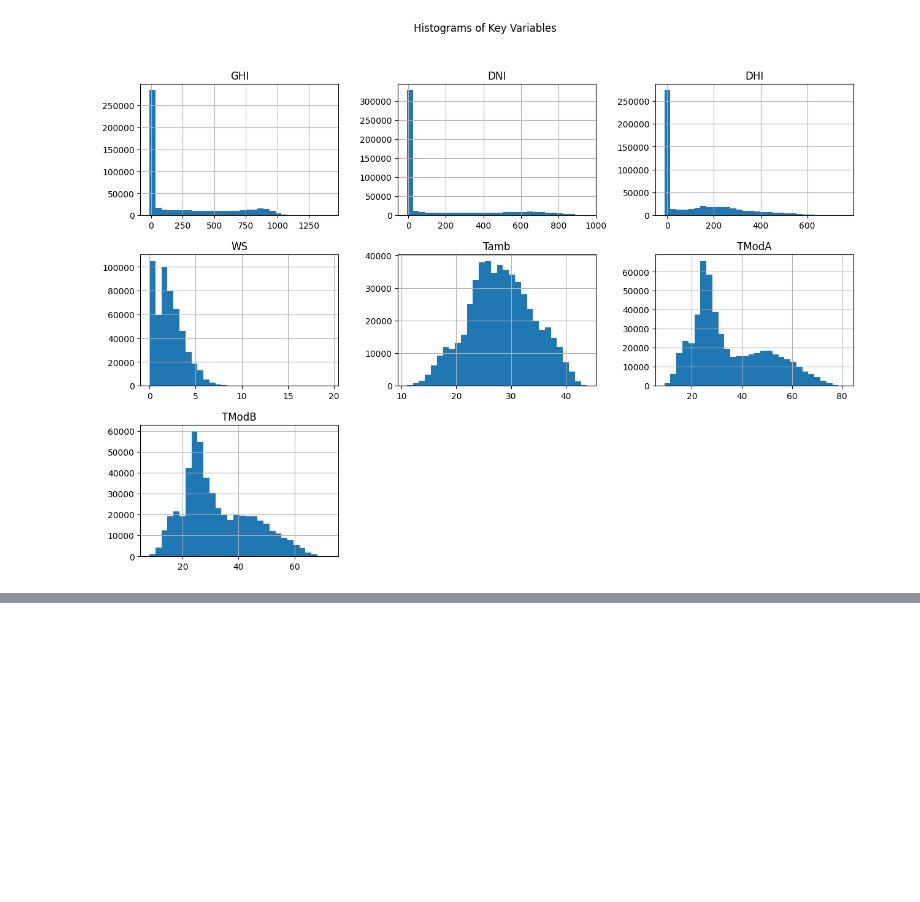
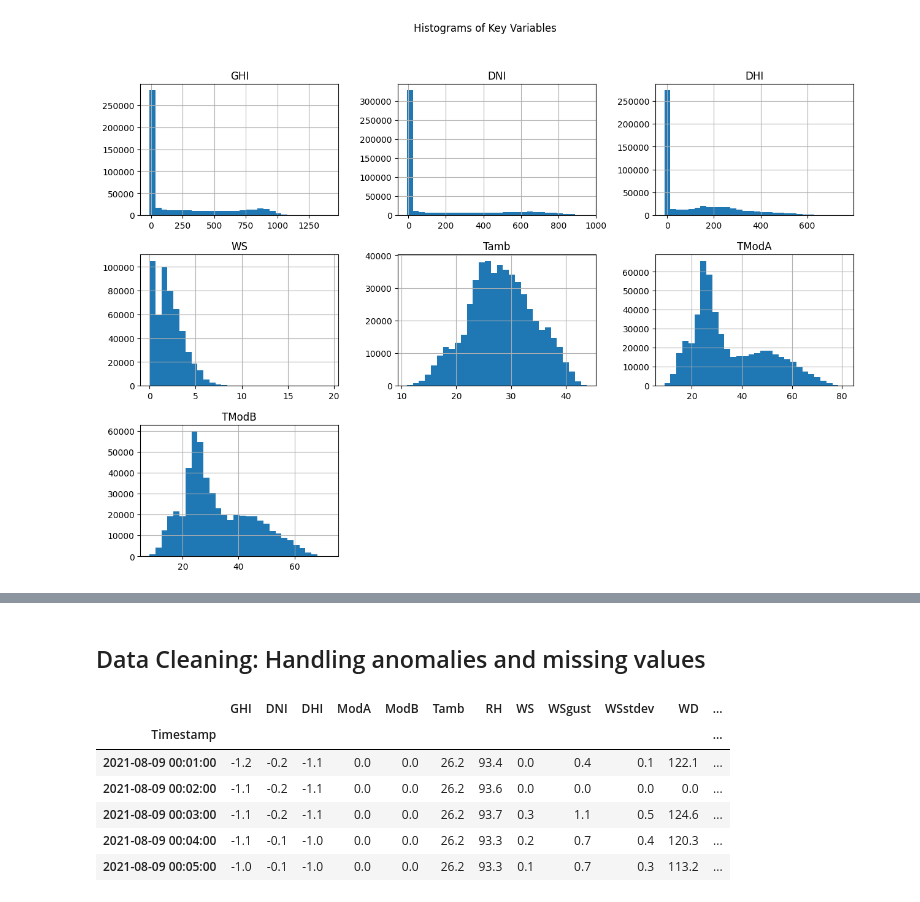
Before and after one commit to doffn/week_0_EDA, a Jupyter notebook: notebooks/week_0.ipynb, the cells around one changed output, grey strips where cells are left out. Drawn from its saved outputs; the diff is of its cells as text; code cells hidden in the pictures; blank space fills up the shorter version.

```diff
--- a/notebooks/week_0.ipynb
+++ b/notebooks/week_0.ipynb
@@ -321,0 +344,18 @@ plt.show()
+# %% [markdown]
+## Data Cleaning: Handling anomalies and missing values
+# %%
+# Fill missing values with mean or a suitable value
+data.fillna(data.mean(), inplace=True)
+
+# Drop columns with all null values like 'Comments'
+data.drop(columns=['Comments'], inplace=True)
+# %%
+data.head()
+# %% [output]
+|  | GHI | DNI | DHI | ModA | ModB | Tamb | RH | WS | WSgust | WSstdev | WD | ... |
+| Timestamp |  |  |  |  |  |  |  |  |  |  |  | ... |
+| 2021-08-09 00:01:00 | -1.2 | -0.2 | -1.1 | 0.0 | 0.0 | 26.2 | 93.4 | 0.0 | 0.4 | 0.1 | 122.1 | ... |
+| 2021-08-09 00:02:00 | -1.1 | -0.2 | -1.1 | 0.0 | 0.0 | 26.2 | 93.6 | 0.0 | 0.0 | 0.0 | 0.0 | ... |
+| 2021-08-09 00:03:00 | -1.1 | -0.2 | -1.1 | 0.0 | 0.0 | 26.2 | 93.7 | 0.3 | 1.1 | 0.5 | 124.6 | ... |
+| 2021-08-09 00:04:00 | -1.1 | -0.1 | -1.0 | 0.0 | 0.0 | 26.2 | 93.3 | 0.2 | 0.7 | 0.4 | 120.3 | ... |
+| 2021-08-09 00:05:00 | -1.0 | -0.1 | -1.0 | 0.0 | 0.0 | 26.2 | 93.3 | 0.1 | 0.7 | 0.3 | 113.2 | ... |
```
Also changed, not shown: parts of 6 cells of this notebook, 1 other file.
